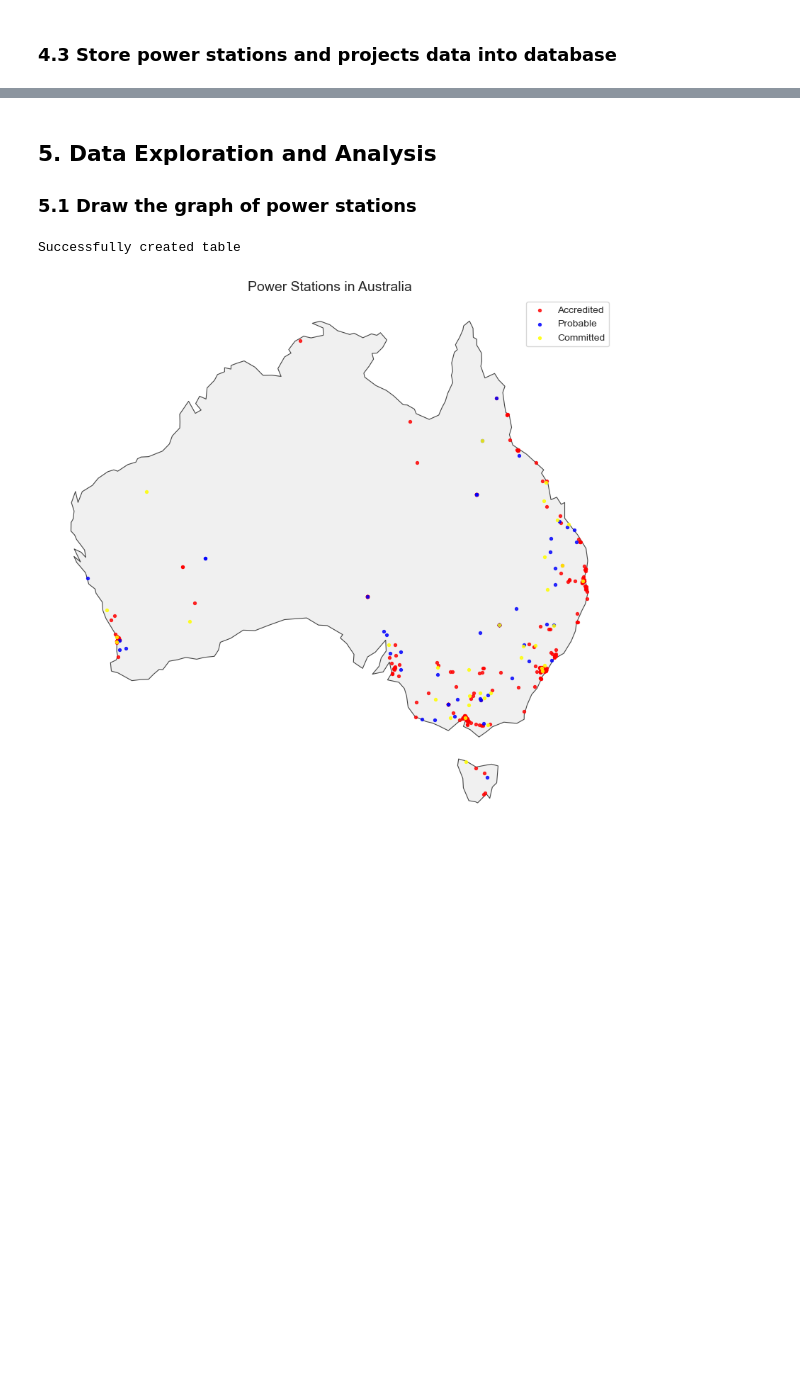
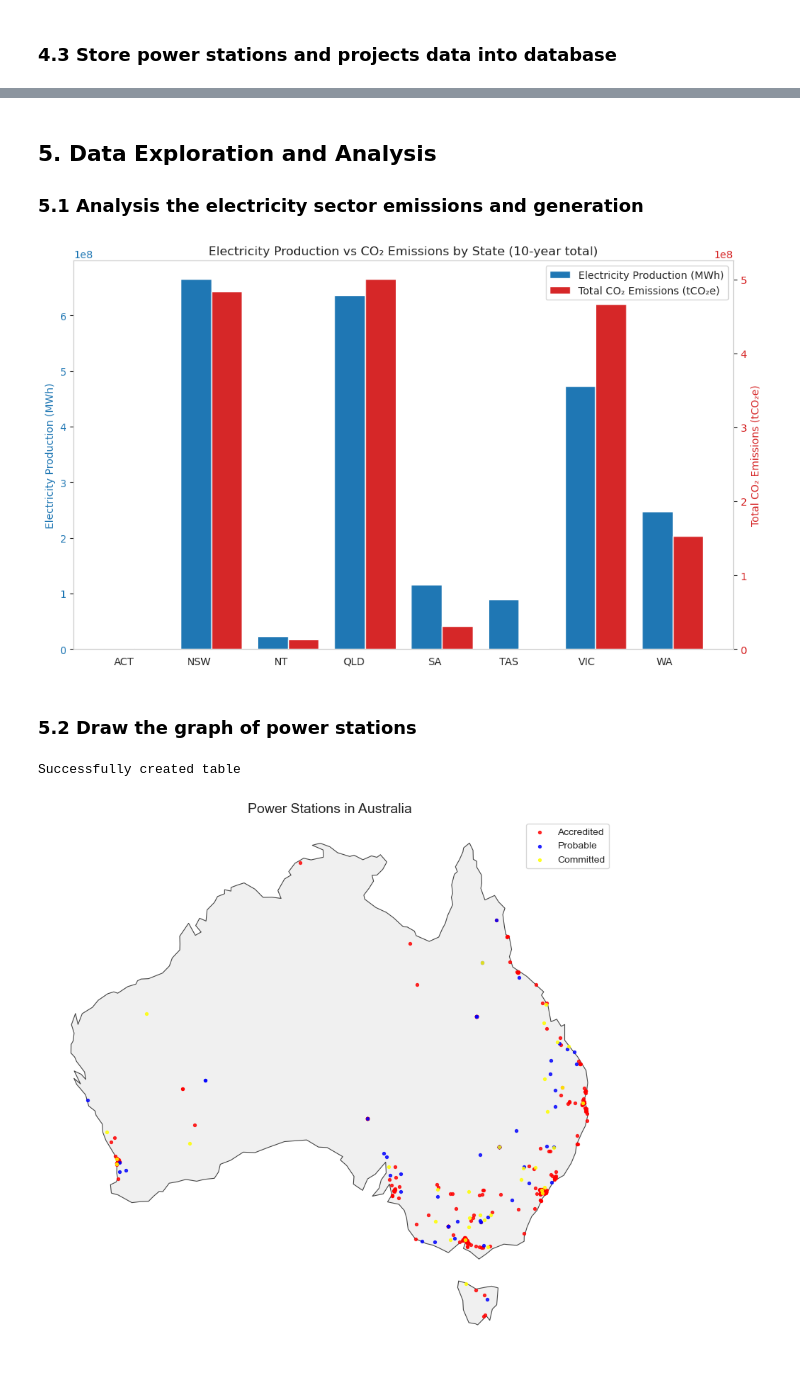
Before and after one commit to jasper-jiang-0615/comp5339, a Jupyter notebook: Assignment/Assignment1/comp5339_assignment1.ipynb, the cells around one changed output, grey strips where cells are left out. Saved outputs shown, nothing was run; the diff lists cells and outputs as text; code cells hidden in the pictures; blank space fills up the shorter version.

```diff
--- a/Assignment/Assignment1/comp5339_assignment1.ipynb
+++ b/Assignment/Assignment1/comp5339_assignment1.ipynb
@@ -706,7 +757,46 @@ with engine.begin() as conn:
 # %% [markdown]
 ## 5. Data Exploration and Analysis
 
-### 5.1 Draw the graph of power stations
+### 5.1 Analysis the electricity sector emissions and generation
+# %%
+state_data = nger.groupby("state")[[
+    "Electricity_Production_MWh",
+    "Total_Emissions_t_CO2_e"
+]].sum()
+
+states = state_data.index
+x = np.arange(len(states))
+width = 0.4
+plt.rcParams["font.family"] = "DejaVu Sans"
+fig, ax1 = plt.subplots(figsize=(10,6))
+
+bar1 = ax1.bar(x - width/2, state_data["Electricity_Production_MWh"],
+               width, color="tab:blue", label="Electricity Production (MWh)")
+ax1.set_ylabel("Electricity Production (MWh)", color="tab:blue")
+ax1.tick_params(axis="y", labelcolor="tab:blue")
+
+
+ax2 = ax1.twinx()
+bar2 = ax2.bar(x + width/2, state_data["Total_Emissions_t_CO2_e"],
+               width, color="tab:red", label="Total CO₂ Emissions (tCO₂e)")
+ax2.set_ylabel("Total CO₂ Emissions (tCO₂e)", color="tab:red")
+ax2.tick_params(axis="y", labelcolor="tab:red")
+
+ax1.set_xticks(x)
+ax1.set_xticklabels(states, ha="right")
+plt.title("Electricity Production vs CO₂ Emissions by State (10-year total)")
+ax1.grid(False)
+ax2.grid(False)
+
+fig.tight_layout()
+bars = [bar1, bar2]
+labels = [b.get_label() for b in bars]
+ax1.legend(bars, labels, loc="upper right")
+plt.show()
+# %% [output]
+[figure, added]
+# %% [markdown]
+### 5.2 Draw the graph of power stations
 # %%
 def df_to_gdf(df: pd.DataFrame, lat_col: str = "lat", lng_col: str = "lng", crs: str = "EPSG:4326") -> gpd.GeoDataFrame:
     df = df.copy()
```
Also changed, not shown: parts of 7 cells of this notebook, 3 other files.
